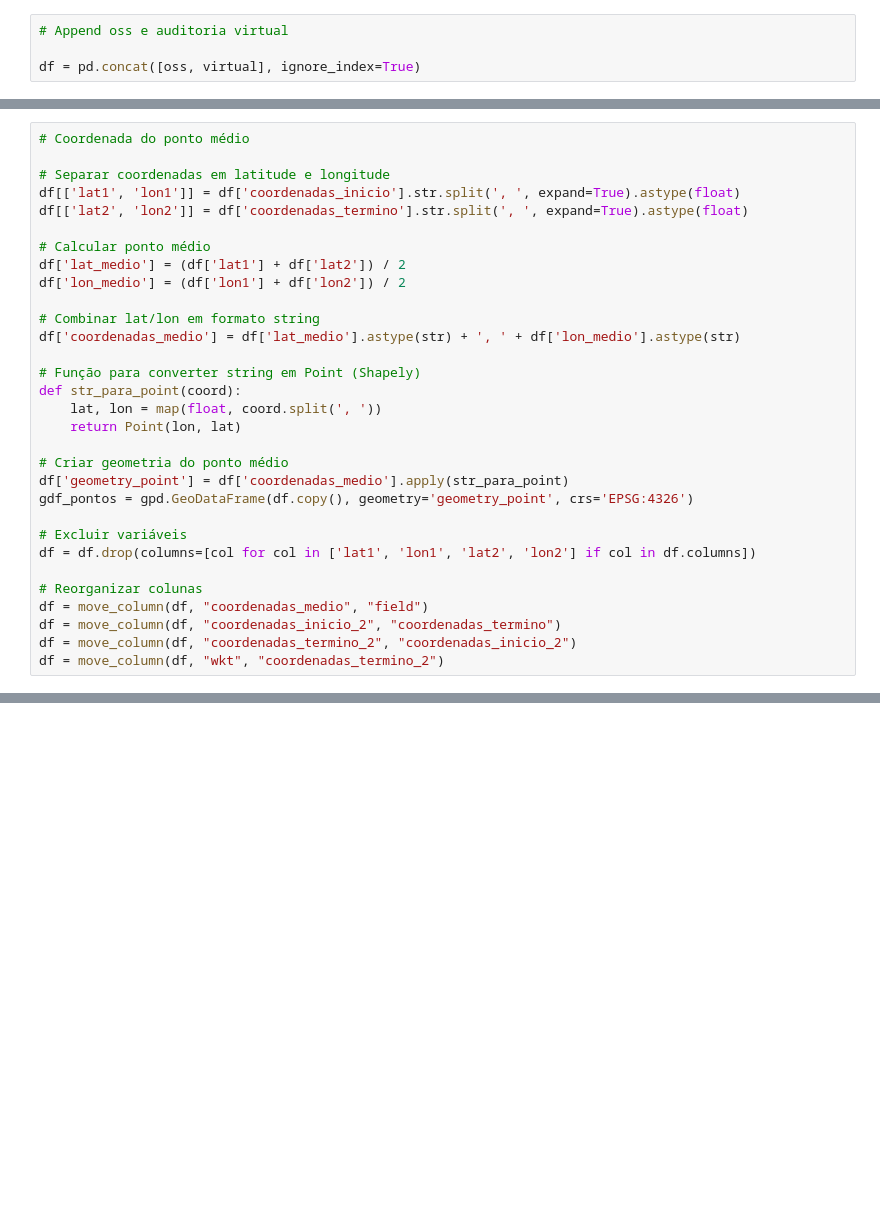
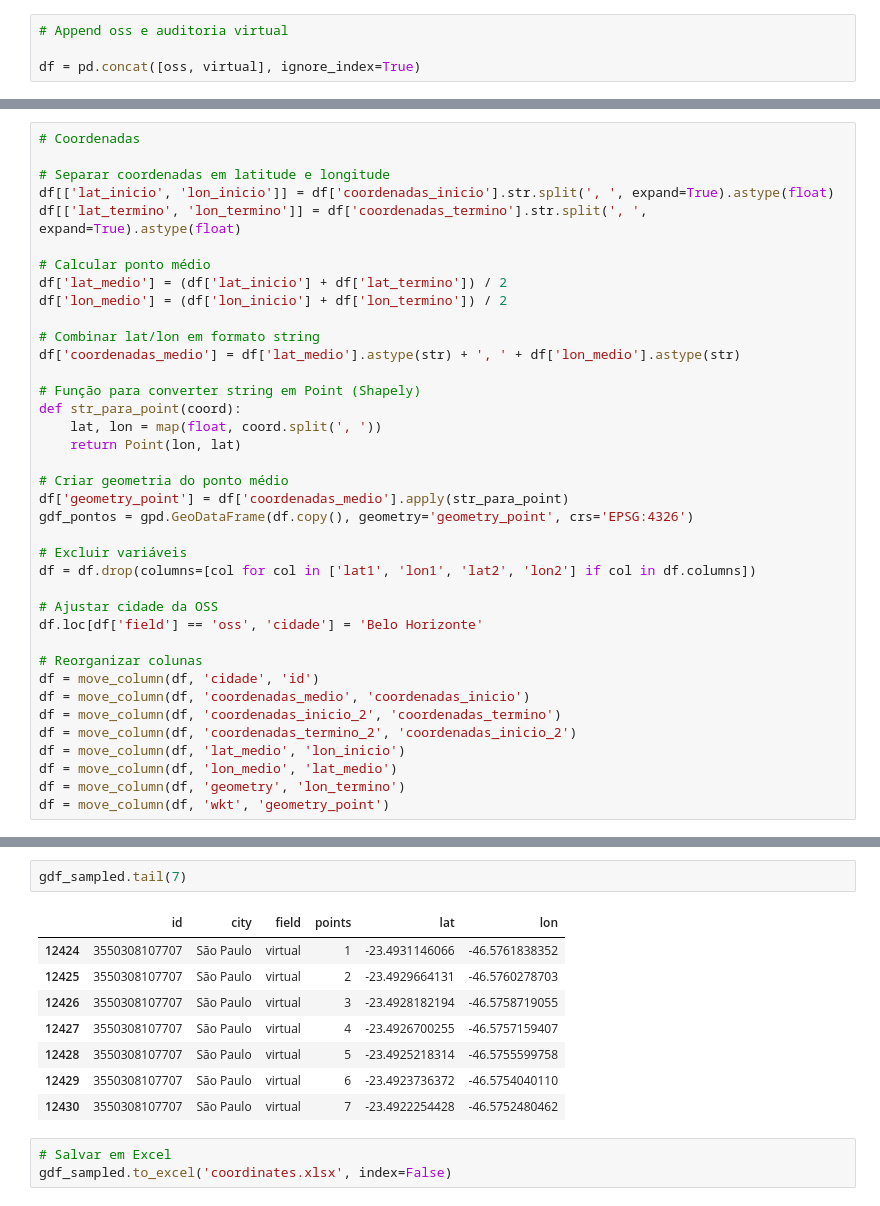
Before and after one commit to amandasmagalhaes/virtual_audit_ai, a Jupyter notebook: oss_virtual_audits.ipynb, the cells around one changed output, grey strips where cells are left out. Cells and saved outputs as stored; diff of their text form; blank space fills up the shorter version.

```diff
--- a/oss_virtual_audits.ipynb
+++ b/oss_virtual_audits.ipynb
@@ -258,13 +253,13 @@ plt.show()
 # %%
-# Coordenada do ponto médio
+# Coordenadas
 
 # Separar coordenadas em latitude e longitude
-df[['lat1', 'lon1']] = df['coordenadas_inicio'].str.split(', ', expand=True).astype(float)
-df[['lat2', 'lon2']] = df['coordenadas_termino'].str.split(', ', expand=True).astype(float)
+df[['lat_inicio', 'lon_inicio']] = df['coordenadas_inicio'].str.split(', ', expand=True).astype(float)
+df[['lat_termino', 'lon_termino']] = df['coordenadas_termino'].str.split(', ', expand=True).astype(float)
 
 # Calcular ponto médio
-df['lat_medio'] = (df['lat1'] + df['lat2']) / 2
-df['lon_medio'] = (df['lon1'] + df['lon2']) / 2
+df['lat_medio'] = (df['lat_inicio'] + df['lat_termino']) / 2
+df['lon_medio'] = (df['lon_inicio'] + df['lon_termino']) / 2
 
 # Combinar lat/lon em formato string
 df['coordenadas_medio'] = df['lat_medio'].astype(str) + ', ' + df['lon_medio'].astype(str)
@@ -281,11 +276,18 @@ gdf_pontos = gpd.GeoDataFrame(df.copy(), geometry='geometry_point', crs='EPSG:43
 # Excluir variáveis
 df = df.drop(columns=[col for col in ['lat1', 'lon1', 'lat2', 'lon2'] if col in df.columns])
 
+# Ajustar cidade da OSS
+df.loc[df['field'] == 'oss', 'cidade'] = 'Belo Horizonte'
+
 # Reorganizar colunas
-df = move_column(df, "coordenadas_medio", "field")
-df = move_column(df, "coordenadas_inicio_2", "coordenadas_termino")
-df = move_column(df, "coordenadas_termino_2", "coordenadas_inicio_2")
-df = move_column(df, "wkt", "coordenadas_termino_2")
+df = move_column(df, 'cidade', 'id')
+df = move_column(df, 'coordenadas_medio', 'coordenadas_inicio')
+df = move_column(df, 'coordenadas_inicio_2', 'coordenadas_termino')
+df = move_column(df, 'coordenadas_termino_2', 'coordenadas_inicio_2')
+df = move_column(df, 'lat_medio', 'lon_inicio')
+df = move_column(df, 'lon_medio', 'lat_medio')
+df = move_column(df, 'geometry', 'lon_termino')
+df = move_column(df, 'wkt', 'geometry_point')
 # %%
 # Plot ponto médio
 
@@ -318,0 +390,14 @@ df_export.to_excel("coordinates.xlsx", index=False, sheet_name="segments")
+# %%
+gdf_sampled.tail(7)
+# %% [output]
+|  | id | city | field | points | lat | lon |
+| 12424 | 3550308107707 | São Paulo | virtual | 1 | -23.4931146066 | -46.5761838352 |
+| 12425 | 3550308107707 | São Paulo | virtual | 2 | -23.4929664131 | -46.5760278703 |
+| 12426 | 3550308107707 | São Paulo | virtual | 3 | -23.4928182194 | -46.5758719055 |
+| 12427 | 3550308107707 | São Paulo | virtual | 4 | -23.4926700255 | -46.5757159407 |
+| 12428 | 3550308107707 | São Paulo | virtual | 5 | -23.4925218314 | -46.5755599758 |
+| 12429 | 3550308107707 | São Paulo | virtual | 6 | -23.4923736372 | -46.5754040110 |
+| 12430 | 3550308107707 | São Paulo | virtual | 7 | -23.4922254428 | -46.5752480462 |
+# %%
+# Salvar em Excel
+gdf_sampled.to_excel('coordinates.xlsx', index=False)
```
Also changed, not shown: parts of 13 cells of this notebook, 46 other files.
